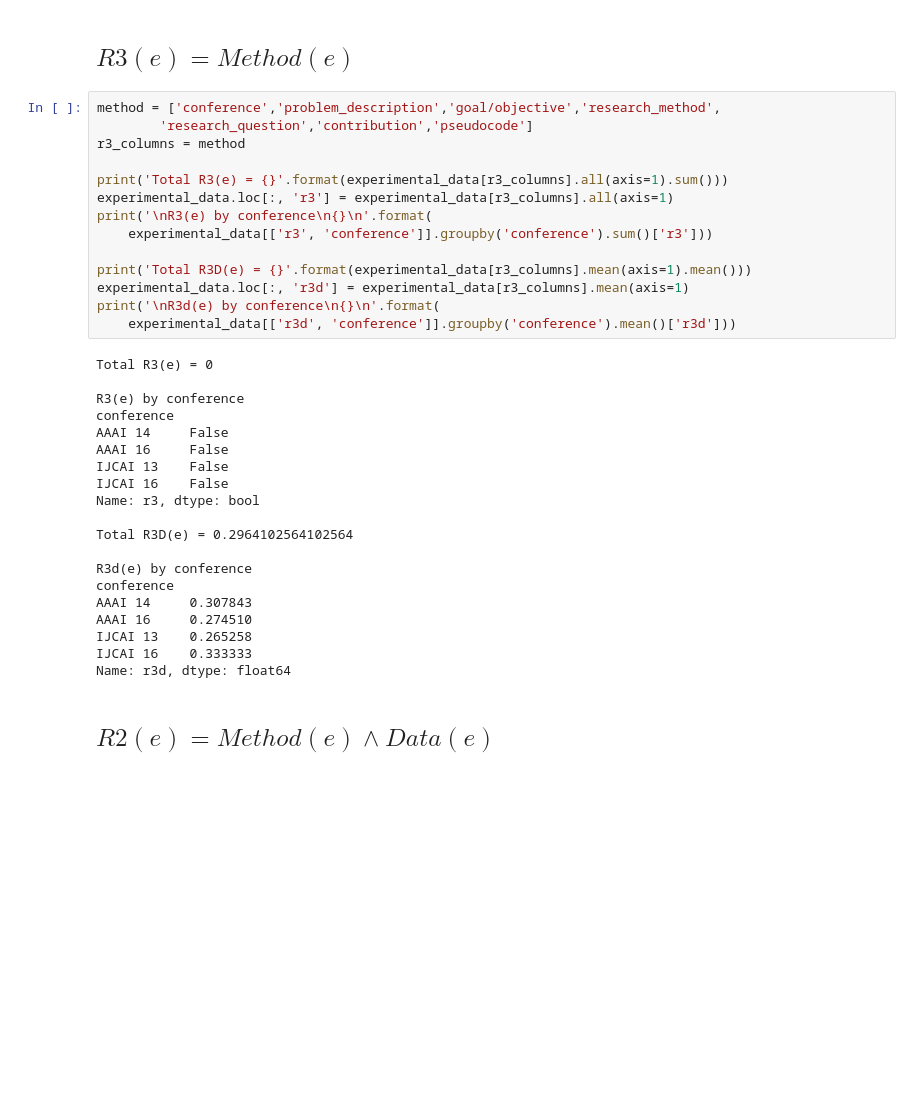
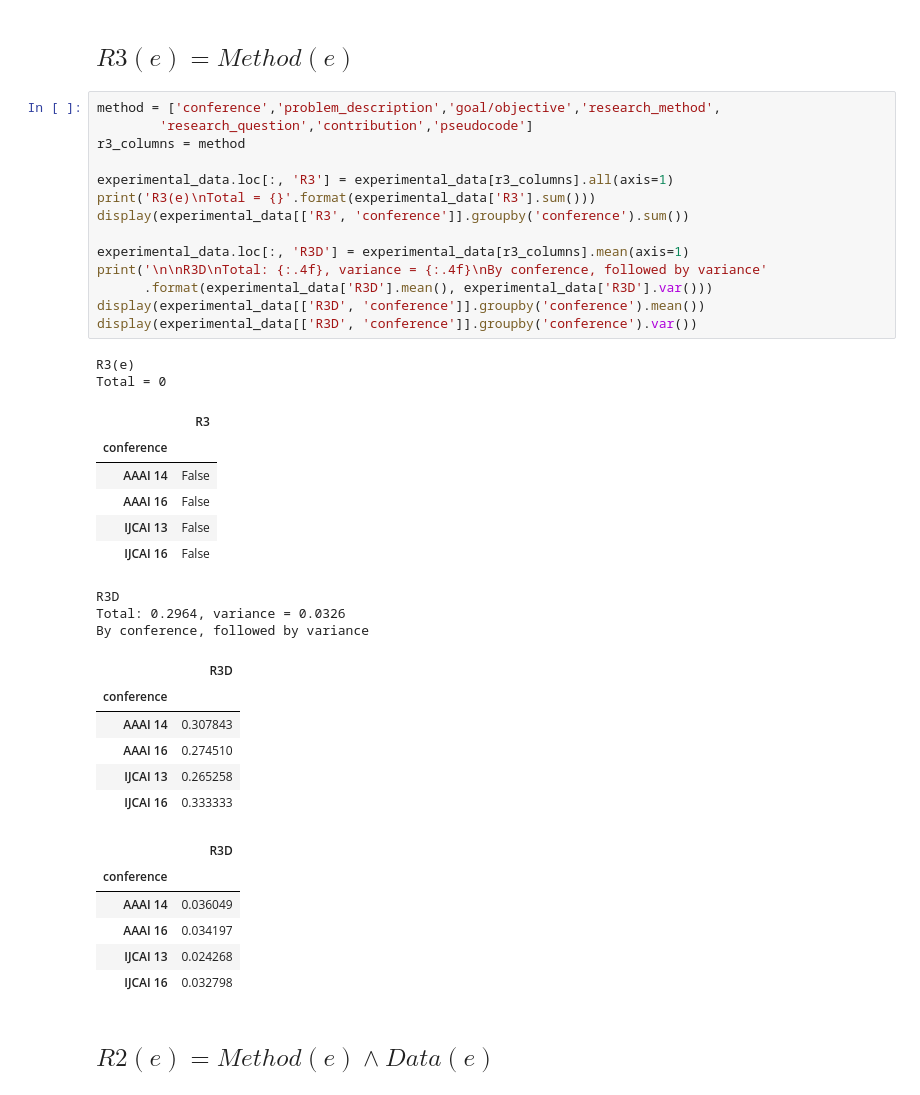
Before and after one commit to aaai2018-paperid-62/aaai2018-paperid-62, a Jupyter notebook: evaluation_analysis.ipynb, the cells around one changed output. Drawn from its saved outputs; the diff is of its cells as text; blank space fills up the shorter version.

Commit message:
Add variance calculations to degree analysis

```diff
--- a/evaluation_analysis.ipynb
+++ b/evaluation_analysis.ipynb
@@ -86,37 +86,41 @@ experimental_data = evaluation_data[evaluation_data.research_type == 1]
 # %%
 method = ['conference','problem_description','goal/objective','research_method',
         'research_question','contribution','pseudocode']
 r3_columns = method
 
-print('Total R3(e) = {}'.format(experimental_data[r3_columns].all(axis=1).sum()))
-experimental_data.loc[:, 'r3'] = experimental_data[r3_columns].all(axis=1)
-print('\nR3(e) by conference\n{}\n'.format(
-    experimental_data[['r3', 'conference']].groupby('conference').sum()['r3']))
+experimental_data.loc[:, 'R3'] = experimental_data[r3_columns].all(axis=1)
+print('R3(e)\nTotal = {}'.format(experimental_data['R3'].sum()))
+display(experimental_data[['R3', 'conference']].groupby('conference').sum())
 
-print('Total R3D(e) = {}'.format(experimental_data[r3_columns].mean(axis=1).mean()))
-experimental_data.loc[:, 'r3d'] = experimental_data[r3_columns].mean(axis=1)
-print('\nR3d(e) by conference\n{}\n'.format(
-    experimental_data[['r3d', 'conference']].groupby('conference').mean()['r3d']))
+experimental_data.loc[:, 'R3D'] = experimental_data[r3_columns].mean(axis=1)
+print('\n\nR3D\nTotal: {:.4f}, variance = {:.4f}\nBy conference, followed by variance'
+      .format(experimental_data['R3D'].mean(), experimental_data['R3D'].var()))
+display(experimental_data[['R3D', 'conference']].groupby('conference').mean())
+display(experimental_data[['R3D', 'conference']].groupby('conference').var())
 # %% [output]
-Total R3(e) = 0
-
-R3(e) by conference
-conference
-AAAI 14     False
-AAAI 16     False
-IJCAI 13    False
-IJCAI 16    False
-Name: r3, dtype: bool
-
-Total R3D(e) = 0.2964102564102564
-
-R3d(e) by conference
-conference
-AAAI 14     0.307843
-AAAI 16     0.274510
-IJCAI 13    0.265258
-IJCAI 16    0.333333
-Name: r3d, dtype: float64
+R3(e)
+Total = 0
+|  | R3 |
+| conference |  |
+| AAAI 14 | False |
+| AAAI 16 | False |
+| IJCAI 13 | False |
+| IJCAI 16 | False |
+R3D
+Total: 0.2964, variance = 0.0326
+By conference, followed by variance
+|  | R3D |
+| conference |  |
+| AAAI 14 | 0.307843 |
+| AAAI 16 | 0.274510 |
+| IJCAI 13 | 0.265258 |
+| IJCAI 16 | 0.333333 |
+|  | R3D |
+| conference |  |
+| AAAI 14 | 0.036049 |
+| AAAI 16 | 0.034197 |
+| IJCAI 13 | 0.024268 |
+| IJCAI 16 | 0.032798 |
 # %% [markdown]
 ## $R2(e) = Method(e) \land Data(e)$
 # %%
```
Also changed, not shown: parts of 2 cells of this notebook.
